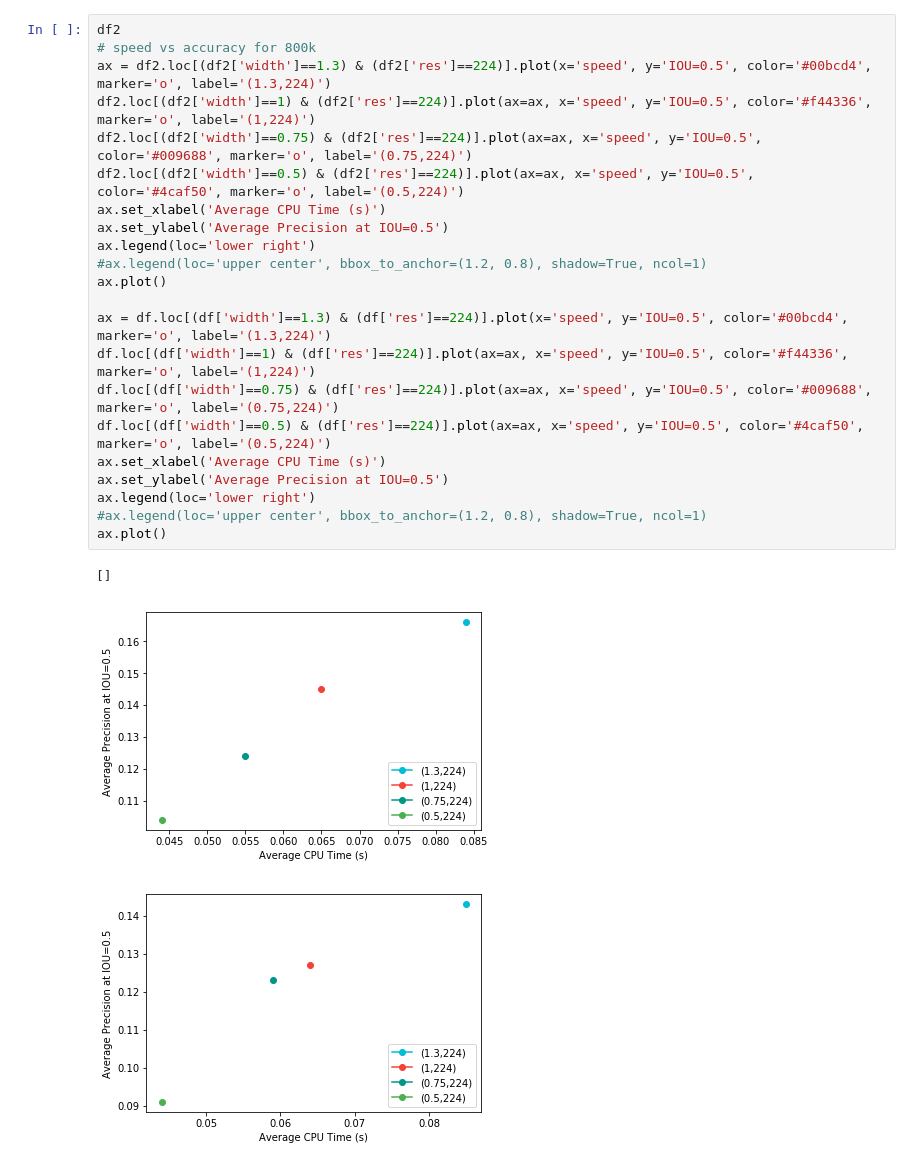
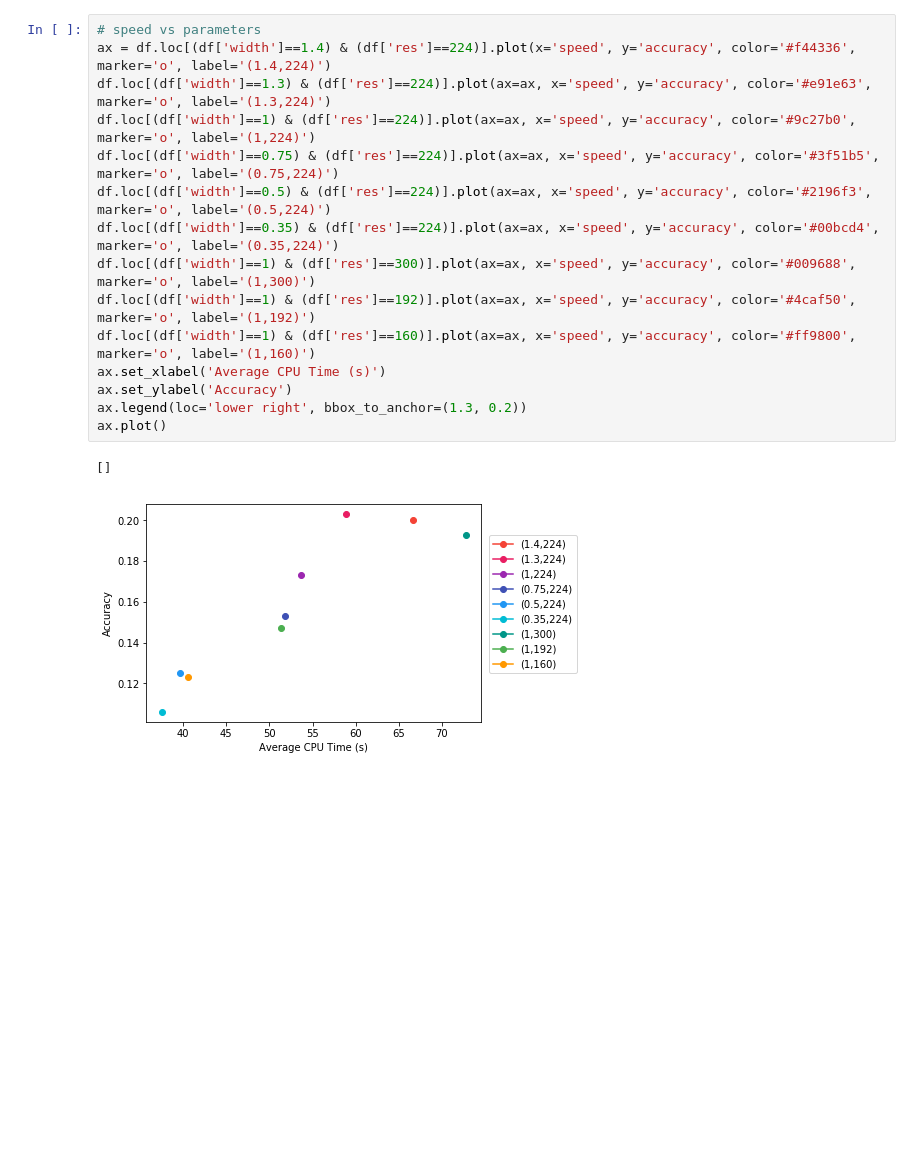
Before and after one commit to lindawangg/OLIV, a Jupyter notebook: eval/comparisons.ipynb, the cells around one changed output. Drawn from its saved outputs; the diff is of its cells as text; blank space fills up the shorter version.

```diff
--- a/eval/comparisons.ipynb
+++ b/eval/comparisons.ipynb
@@ -37,26 +134,18 @@ df
 # %%
-df2
-# speed vs accuracy for 800k
-ax = df2.loc[(df2['width']==1.3) & (df2['res']==224)].plot(x='speed', y='IOU=0.5', color='#00bcd4', marker='o', label='(1.3,224)')
-df2.loc[(df2['width']==1) & (df2['res']==224)].plot(ax=ax, x='speed', y='IOU=0.5', color='#f44336', marker='o', label='(1,224)')
-df2.loc[(df2['width']==0.75) & (df2['res']==224)].plot(ax=ax, x='speed', y='IOU=0.5', color='#009688', marker='o', label='(0.75,224)')
-df2.loc[(df2['width']==0.5) & (df2['res']==224)].plot(ax=ax, x='speed', y='IOU=0.5', color='#4caf50', marker='o', label='(0.5,224)')
+# speed vs parameters
+ax = df.loc[(df['width']==1.4) & (df['res']==224)].plot(x='speed', y='accuracy', color='#f44336', marker='o', label='(1.4,224)')
+df.loc[(df['width']==1.3) & (df['res']==224)].plot(ax=ax, x='speed', y='accuracy', color='#e91e63', marker='o', label='(1.3,224)')
+df.loc[(df['width']==1) & (df['res']==224)].plot(ax=ax, x='speed', y='accuracy', color='#9c27b0', marker='o', label='(1,224)')
+df.loc[(df['width']==0.75) & (df['res']==224)].plot(ax=ax, x='speed', y='accuracy', color='#3f51b5', marker='o', label='(0.75,224)')
+df.loc[(df['width']==0.5) & (df['res']==224)].plot(ax=ax, x='speed', y='accuracy', color='#2196f3', marker='o', label='(0.5,224)')
+df.loc[(df['width']==0.35) & (df['res']==224)].plot(ax=ax, x='speed', y='accuracy', color='#00bcd4', marker='o', label='(0.35,224)')
+df.loc[(df['width']==1) & (df['res']==300)].plot(ax=ax, x='speed', y='accuracy', color='#009688', marker='o', label='(1,300)')
+df.loc[(df['width']==1) & (df['res']==192)].plot(ax=ax, x='speed', y='accuracy', color='#4caf50', marker='o', label='(1,192)')
+df.loc[(df['width']==1) & (df['res']==160)].plot(ax=ax, x='speed', y='accuracy', color='#ff9800', marker='o', label='(1,160)')
 ax.set_xlabel('Average CPU Time (s)')
-ax.set_ylabel('Average Precision at IOU=0.5')
-ax.legend(loc='lower right')
-#ax.legend(loc='upper center', bbox_to_anchor=(1.2, 0.8), shadow=True, ncol=1)
+ax.set_ylabel('Accuracy')
+ax.legend(loc='lower right', bbox_to_anchor=(1.3, 0.2))
 ax.plot()
-
-ax = df.loc[(df['width']==1.3) & (df['res']==224)].plot(x='speed', y='IOU=0.5', color='#00bcd4', marker='o', label='(1.3,224)')
-df.loc[(df['width']==1) & (df['res']==224)].plot(ax=ax, x='speed', y='IOU=0.5', color='#f44336', marker='o', label='(1,224)')
-df.loc[(df['width']==0.75) & (df['res']==224)].plot(ax=ax, x='speed', y='IOU=0.5', color='#009688', marker='o', label='(0.75,224)')
-df.loc[(df['width']==0.5) & (df['res']==224)].plot(ax=ax, x='speed', y='IOU=0.5', color='#4caf50', marker='o', label='(0.5,224)')
-ax.set_xlabel('Average CPU Time (s)')
-ax.set_ylabel('Average Precision at IOU=0.5')
-ax.legend(loc='lower right')
-#ax.legend(loc='upper center', bbox_to_anchor=(1.2, 0.8), shadow=True, ncol=1)
-ax.plot()
 # %% [output]
 []
-[figure, old version]
+[figure, new version]
-[figure, removed]
```
Also changed, not shown: parts of 15 cells of this notebook, 4 other files.
